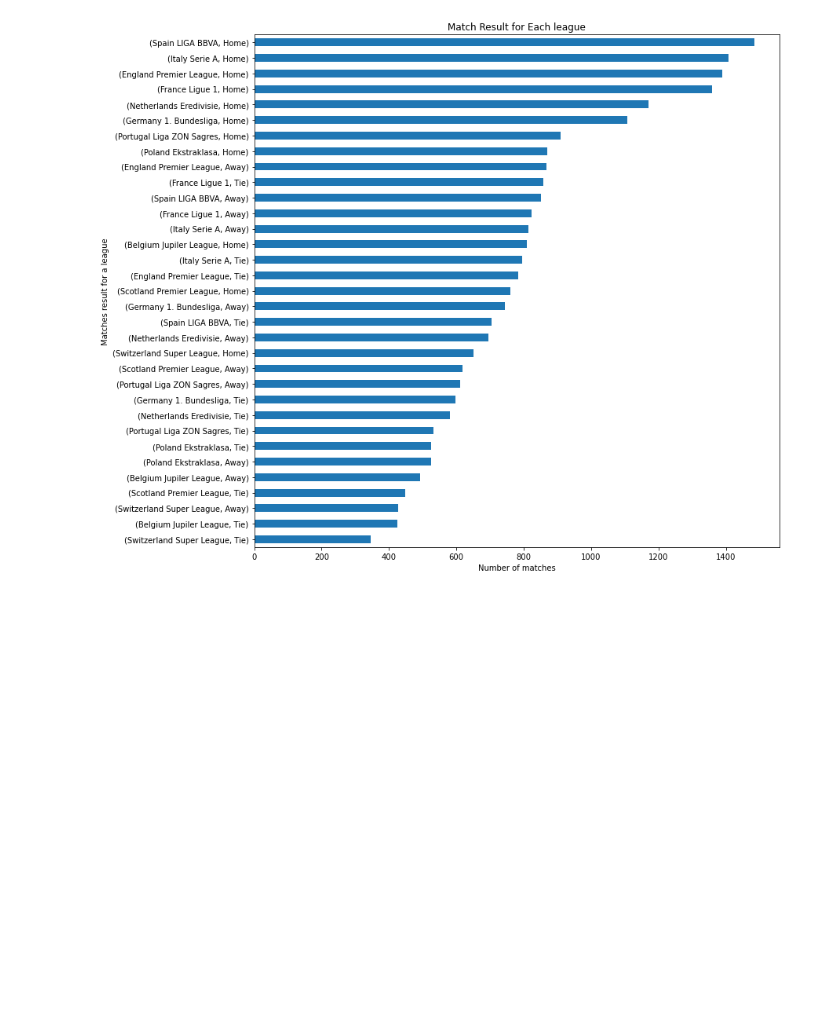
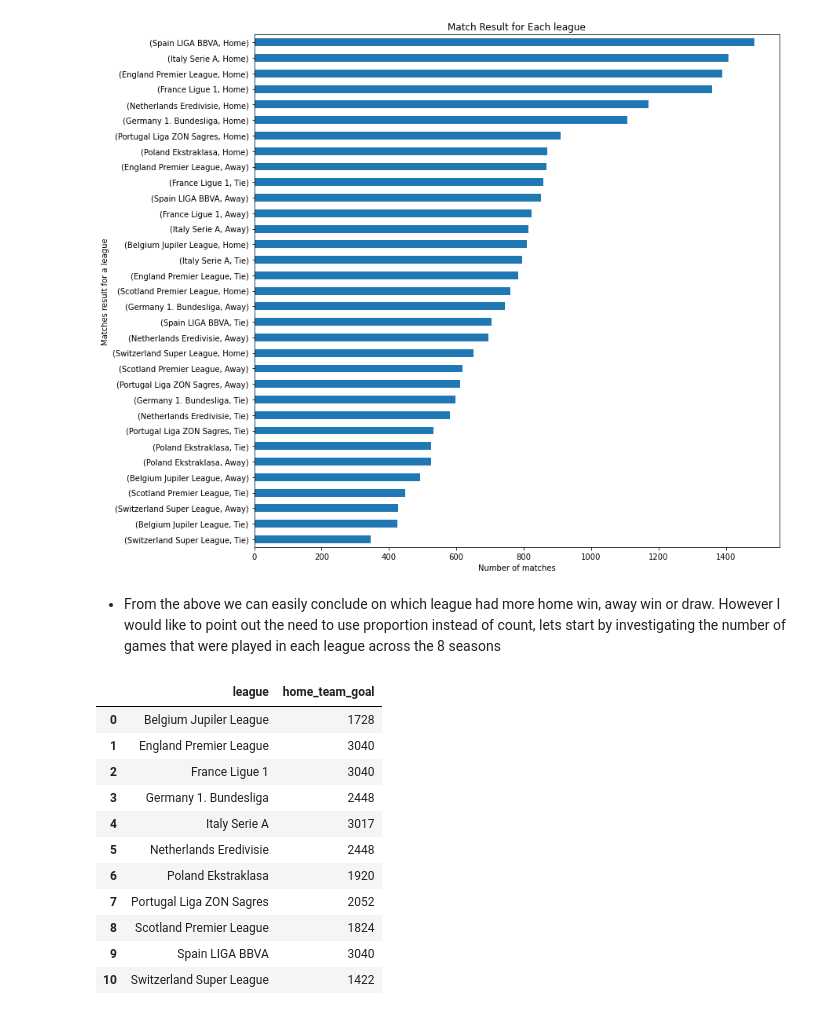
Before and after one commit to tunji-dev/Udacity_Data_Analyst_Nanodegree, a Jupyter notebook: project_2_investigate_soccer_dataset/soccer_dataset.ipynb, the cells around one changed output. Saved outputs shown, nothing was run; the diff lists cells and outputs as text; code cells hidden in the pictures; blank space fills up the shorter version.

```diff
--- a/project_2_investigate_soccer_dataset/soccer_dataset.ipynb
+++ b/project_2_investigate_soccer_dataset/soccer_dataset.ipynb
@@ -308,3 +308,21 @@ plt.ylabel('Matches result for a league')
 plt.title('Match Result for Each league');
 # %% [output]
 [figure]
+# %% [markdown]
+- From the above we can easily conclude on which league had more home win, away win or draw. However I would like to point out the need to use proportion instead of count, lets start by investigating the number of games that were played in each league across the 8 seasons
+# %%
+a = league_matches.groupby(['league'])['home_team_goal'].count().to_frame().reset_index()
+a
+# %% [output]
+|  | league | home_team_goal |
+| 0 | Belgium Jupiler League | 1728 |
+| 1 | England Premier League | 3040 |
+| 2 | France Ligue 1 | 3040 |
+| 3 | Germany 1. Bundesliga | 2448 |
+| 4 | Italy Serie A | 3017 |
+| 5 | Netherlands Eredivisie | 2448 |
+| 6 | Poland Ekstraklasa | 1920 |
+| 7 | Portugal Liga ZON Sagres | 2052 |
+| 8 | Scotland Premier League | 1824 |
+| 9 | Spain LIGA BBVA | 3040 |
+| 10 | Switzerland Super League | 1422 |
```
Also changed, not shown: parts of 3 cells of this notebook.
